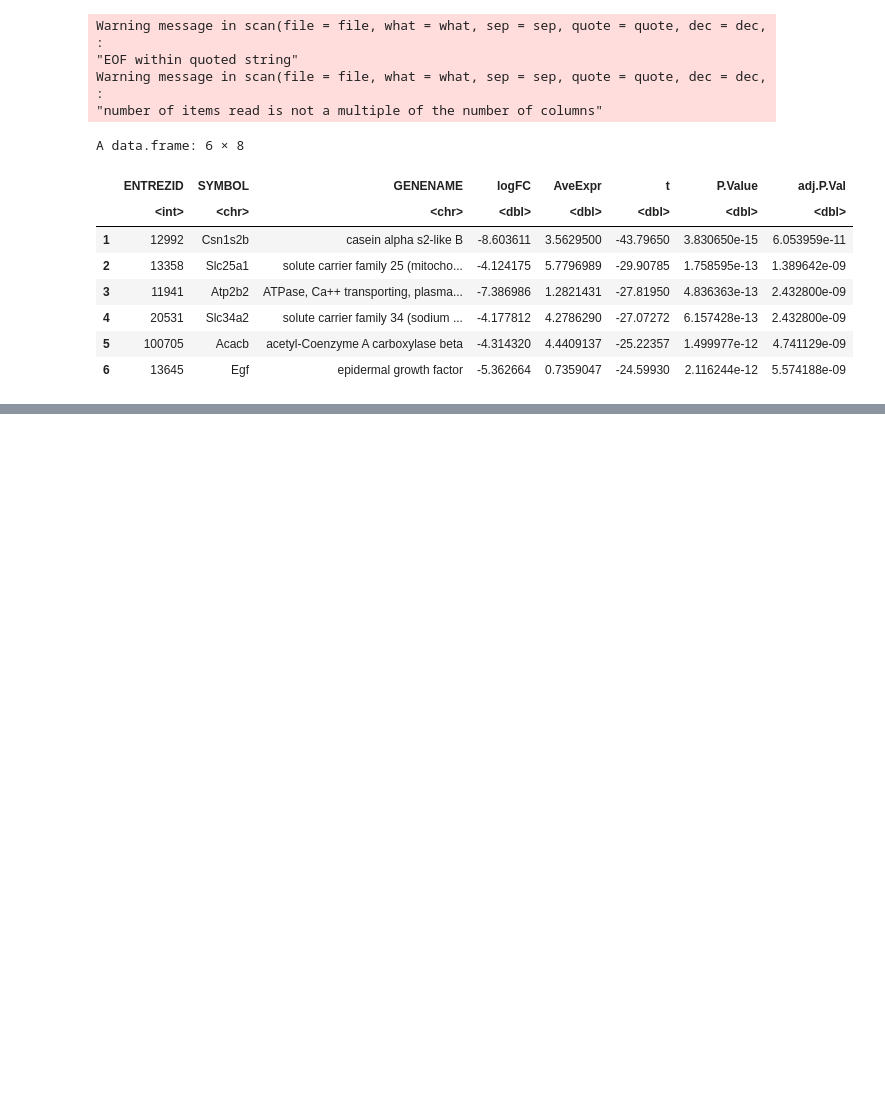
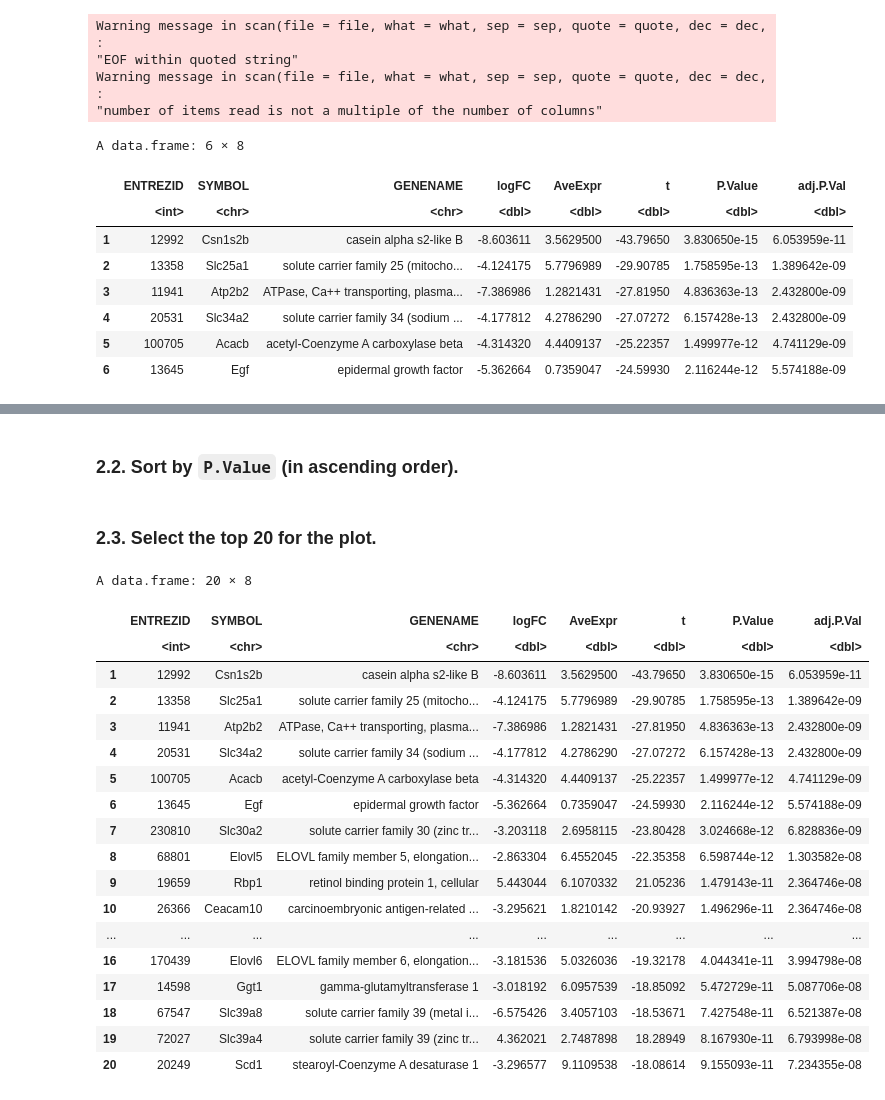
Before and after one commit to ageller/RCS_genomics_visualization, a Jupyter notebook: heatmap_r.ipynb, the cells around one changed output, grey strips where cells are left out. Saved outputs shown, nothing was run; the diff lists cells and outputs as text; code cells hidden in the pictures; blank space fills up the shorter version.

````diff
--- a/heatmap_r.ipynb
+++ b/heatmap_r.ipynb
@@ -53,0 +56,2 @@ A data.frame: 6 × 8
+# %% [markdown]
+### 2.2. Sort by ```P.Value``` (in ascending order).
@@ -53,0 +60,26 @@ A data.frame: 6 × 8
+# %% [markdown]
+### 2.3. Select the top 20 for the plot.
+# %%
+DE_results_sig <- head(df, 20)
+
+DE_results_sig
+# %% [output]
+A data.frame: 20 × 8
+|  | ENTREZID | SYMBOL | GENENAME | logFC | AveExpr | t | P.Value | adj.P.Val |
+|  | <int> | <chr> | <chr> | <dbl> | <dbl> | <dbl> | <dbl> | <dbl> |
+| 1 | 12992 | Csn1s2b | casein alpha s2-like B | -8.603611 | 3.5629500 | -43.79650 | 3.830650e-15 | 6.053959e-11 |
+| 2 | 13358 | Slc25a1 | solute carrier family 25 (mitocho... | -4.124175 | 5.7796989 | -29.90785 | 1.758595e-13 | 1.389642e-09 |
+| 3 | 11941 | Atp2b2 | ATPase, Ca++ transporting, plasma... | -7.386986 | 1.2821431 | -27.81950 | 4.836363e-13 | 2.432800e-09 |
+| 4 | 20531 | Slc34a2 | solute carrier family 34 (sodium ... | -4.177812 | 4.2786290 | -27.07272 | 6.157428e-13 | 2.432800e-09 |
+| 5 | 100705 | Acacb | acetyl-Coenzyme A carboxylase beta | -4.314320 | 4.4409137 | -25.22357 | 1.499977e-12 | 4.741129e-09 |
+| 6 | 13645 | Egf | epidermal growth factor | -5.362664 | 0.7359047 | -24.59930 | 2.116244e-12 | 5.574188e-09 |
+| 7 | 230810 | Slc30a2 | solute carrier family 30 (zinc tr... | -3.203118 | 2.6958115 | -23.80428 | 3.024668e-12 | 6.828836e-09 |
+| 8 | 68801 | Elovl5 | ELOVL family member 5, elongation... | -2.863304 | 6.4552045 | -22.35358 | 6.598744e-12 | 1.303582e-08 |
+| 9 | 19659 | Rbp1 | retinol binding protein 1, cellular | 5.443044 | 6.1070332 | 21.05236 | 1.479143e-11 | 2.364746e-08 |
+| 10 | 26366 | Ceacam10 | carcinoembryonic antigen-related ... | -3.295621 | 1.8210142 | -20.93927 | 1.496296e-11 | 2.364746e-08 |
+| ... | ... | ... | ... | ... | ... | ... | ... | ... |
+| 16 | 170439 | Elovl6 | ELOVL family member 6, elongation... | -3.181536 | 5.0326036 | -19.32178 | 4.044341e-11 | 3.994798e-08 |
+| 17 | 14598 | Ggt1 | gamma-glutamyltransferase 1 | -3.018192 | 6.0957539 | -18.85092 | 5.472729e-11 | 5.087706e-08 |
+| 18 | 67547 | Slc39a8 | solute carrier family 39 (metal i... | -6.575426 | 3.4057103 | -18.53671 | 7.427548e-11 | 6.521387e-08 |
+| 19 | 72027 | Slc39a4 | solute carrier family 39 (zinc tr... | 4.362021 | 2.7487898 | 18.28949 | 8.167930e-11 | 6.793998e-08 |
+| 20 | 20249 | Scd1 | stearoyl-Coenzyme A desaturase 1 | -3.296577 | 9.1109538 | -18.08614 | 9.155093e-11 | 7.234355e-08 |
````
Also changed, not shown: parts of 22 cells of this notebook, 2 other files.
